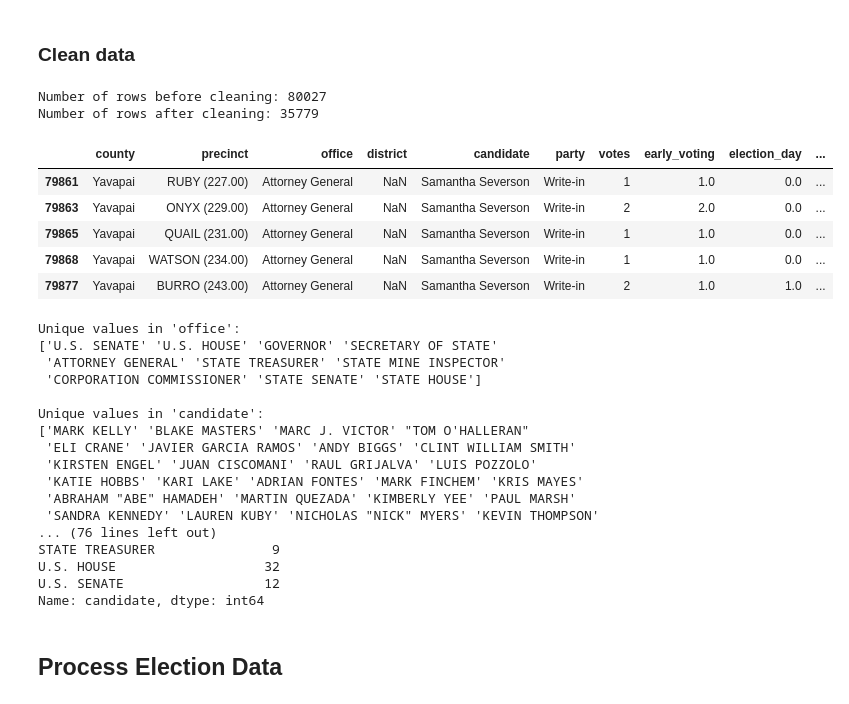
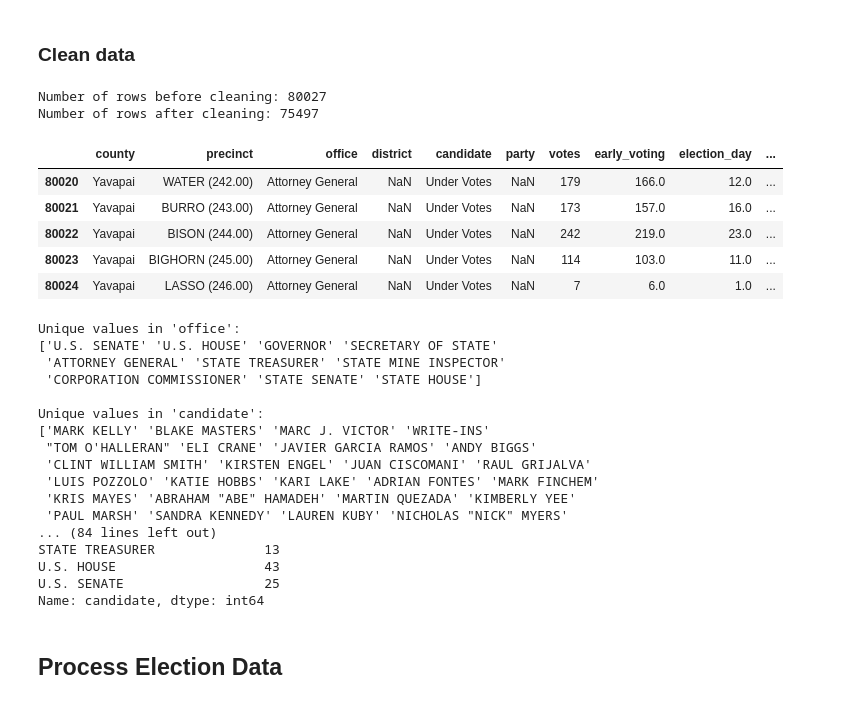
Before and after one commit to nonpartisan-redistricting-datahub/az-pber-2022, a Jupyter notebook: az-pber-2022/2022AZ.ipynb, the cells around one changed output. Cells and saved outputs as stored; diff of their text form; code cells hidden in the pictures.

```diff
--- a/az-pber-2022/2022AZ.ipynb
+++ b/az-pber-2022/2022AZ.ipynb
@@ -45,34 +65,35 @@ The number of non-empty rows for the column 'district' is: 21079
 # %%
 rows_before = df.shape[0]
 
 # Formate votes to numbers
 df['votes'] = pd.to_numeric(df['votes'], errors='coerce')
 
 # Remove rows without a candidate or without a party. Votes without a candidate are obviously not useful and votes without a party are those associated with write-in candidates
-df_cleaned = df.dropna(subset=['candidate', 'party'])
+# df_cleaned = df.dropna(subset=['candidate', 'party'])
+df_cleaned = df.dropna(subset=['candidate'])
 
 rows_after = df_cleaned.shape[0]
 
 # Remove rows without a valid vote
 df_cleaned = df_cleaned[df_cleaned['votes'] > 0]
 
 print(f"Number of rows before cleaning: {rows_before}")
 print(f"Number of rows after cleaning: {rows_after}")
 
 # Convert data types
 df_cleaned['votes'] = df_cleaned['votes'].astype(int)
 
 # Display the cleaned data
 df_cleaned.tail(5)
 # %% [output]
 Number of rows before cleaning: 80027
-Number of rows after cleaning: 35779
+Number of rows after cleaning: 75497
 |  | county | precinct | office | district | candidate | party | votes | early_voting | election_day | ... |
-| 79861 | Yavapai | RUBY (227.00) | Attorney General | NaN | Samantha Severson | Write-in | 1 | 1.0 | 0.0 | ... |
-| 79863 | Yavapai | ONYX (229.00) | Attorney General | NaN | Samantha Severson | Write-in | 2 | 2.0 | 0.0 | ... |
-| 79865 | Yavapai | QUAIL (231.00) | Attorney General | NaN | Samantha Severson | Write-in | 1 | 1.0 | 0.0 | ... |
-| 79868 | Yavapai | WATSON (234.00) | Attorney General | NaN | Samantha Severson | Write-in | 1 | 1.0 | 0.0 | ... |
-| 79877 | Yavapai | BURRO (243.00) | Attorney General | NaN | Samantha Severson | Write-in | 2 | 1.0 | 1.0 | ... |
+| 80020 | Yavapai | WATER (242.00) | Attorney General | NaN | Under Votes | NaN | 179 | 166.0 | 12.0 | ... |
+| 80021 | Yavapai | BURRO (243.00) | Attorney General | NaN | Under Votes | NaN | 173 | 157.0 | 16.0 | ... |
+| 80022 | Yavapai | BISON (244.00) | Attorney General | NaN | Under Votes | NaN | 242 | 219.0 | 23.0 | ... |
+| 80023 | Yavapai | BIGHORN (245.00) | Attorney General | NaN | Under Votes | NaN | 114 | 103.0 | 11.0 | ... |
+| 80024 | Yavapai | LASSO (246.00) | Attorney General | NaN | Under Votes | NaN | 7 | 6.0 | 1.0 | ... |
 # %%
 # Clean and standardize the 'party' column
 df_cleaned['party'] = df_cleaned['party'].str.strip().str.upper()
@@ -106,6 +127,8 @@ df_cleaned['party'] = df_cleaned['party'].replace({
     'WRITE IN DEM': 'DEM',
     'LBT': 'LIB',
 })
+
+df_cleaned['party'] = df_cleaned['party'].fillna('N')
 # %% [output]
 Unique values in 'office':
 ['U.S. SENATE' 'U.S. HOUSE' 'GOVERNOR' 'SECRETARY OF STATE'
@@ -113,16 +136,16 @@ Unique values in 'office':
  'CORPORATION COMMISSIONER' 'STATE SENATE' 'STATE HOUSE']
 
 Unique values in 'candidate':
-['MARK KELLY' 'BLAKE MASTERS' 'MARC J. VICTOR' "TOM O'HALLERAN"
- 'ELI CRANE' 'JAVIER GARCIA RAMOS' 'ANDY BIGGS' 'CLINT WILLIAM SMITH'
- 'KIRSTEN ENGEL' 'JUAN CISCOMANI' 'RAUL GRIJALVA' 'LUIS POZZOLO'
- 'KATIE HOBBS' 'KARI LAKE' 'ADRIAN FONTES' 'MARK FINCHEM' 'KRIS MAYES'
- 'ABRAHAM "ABE" HAMADEH' 'MARTIN QUEZADA' 'KIMBERLY YEE' 'PAUL MARSH'
- 'SANDRA KENNEDY' 'LAUREN KUBY' 'NICHOLAS "NICK" MYERS' 'KEVIN THOMPSON'
-... (76 lines left out)
-STATE TREASURER               9
-U.S. HOUSE                   32
-U.S. SENATE                  12
+['MARK KELLY' 'BLAKE MASTERS' 'MARC J. VICTOR' 'WRITE-INS'
+ "TOM O'HALLERAN" 'ELI CRANE' 'JAVIER GARCIA RAMOS' 'ANDY BIGGS'
+ 'CLINT WILLIAM SMITH' 'KIRSTEN ENGEL' 'JUAN CISCOMANI' 'RAUL GRIJALVA'
+ 'LUIS POZZOLO' 'KATIE HOBBS' 'KARI LAKE' 'ADRIAN FONTES' 'MARK FINCHEM'
+ 'KRIS MAYES' 'ABRAHAM "ABE" HAMADEH' 'MARTIN QUEZADA' 'KIMBERLY YEE'
+ 'PAUL MARSH' 'SANDRA KENNEDY' 'LAUREN KUBY' 'NICHOLAS "NICK" MYERS'
+... (84 lines left out)
+STATE TREASURER              13
+U.S. HOUSE                   43
+U.S. SENATE                  25
 Name: candidate, dtype: int64
 # %% [markdown]
 ## Process Election Data
```
Also changed, not shown: parts of 58 cells of this notebook, 34 other files.
